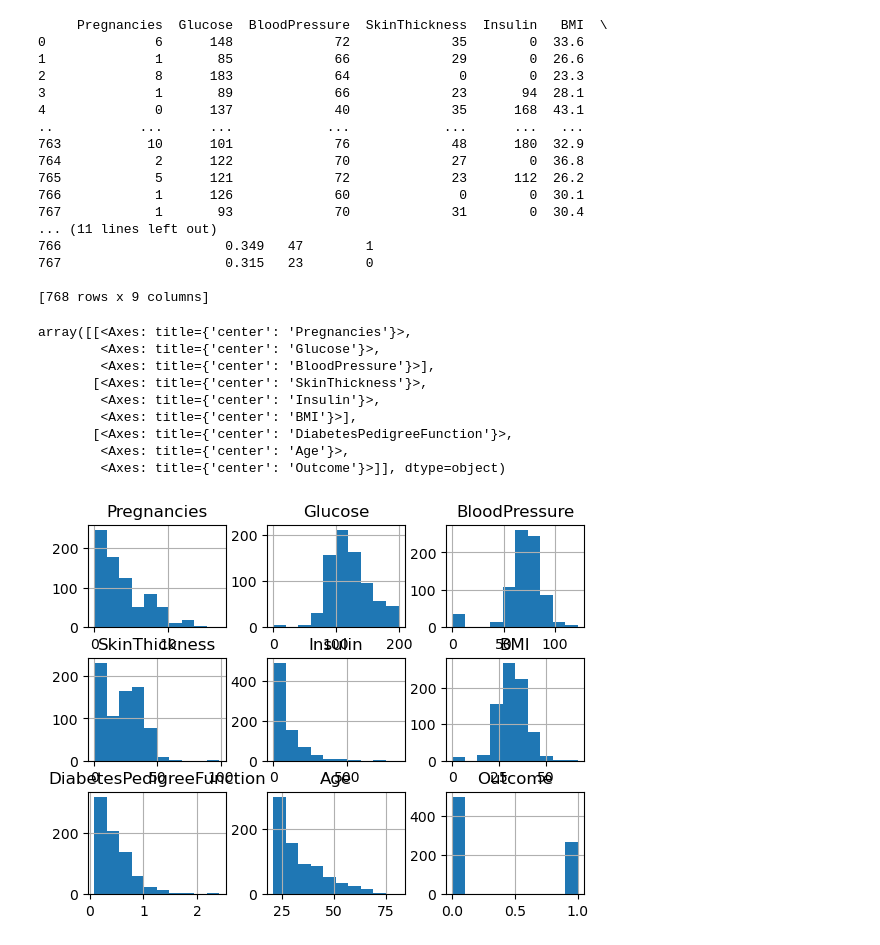
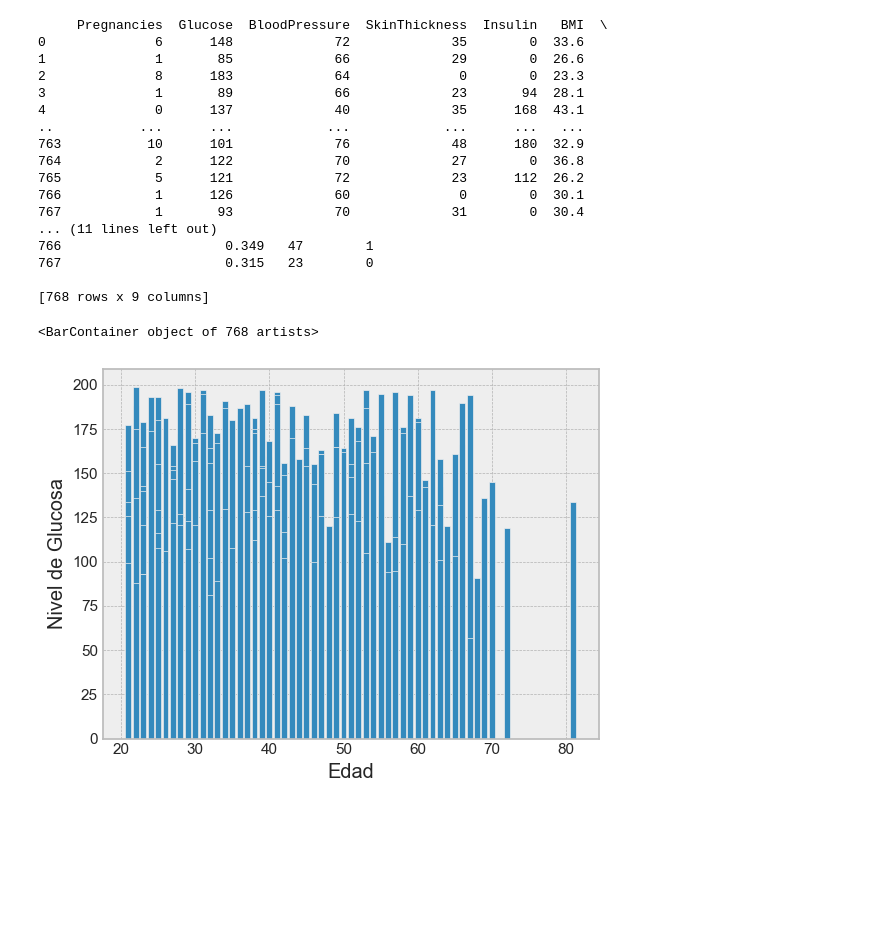
Before and after one commit to Ariana1998/AnalisisExploratorio_ArianaEspinoza, a Jupyter notebook: Diabetes.ipynb, the cells around one changed output. Drawn from its saved outputs; the diff is of its cells as text; code cells hidden in the pictures; blank space fills up the shorter version.

```diff
--- a/Diabetes.ipynb
+++ b/Diabetes.ipynb
@@ -32,16 +33,18 @@ print(df)
 767                     0.315   23        0
 
 [768 rows x 9 columns]
-# %%
-df.hist()
-# %% [output]
-array([[<Axes: title={'center': 'Pregnancies'}>,
-        <Axes: title={'center': 'Glucose'}>,
-        <Axes: title={'center': 'BloodPressure'}>],
-       [<Axes: title={'center': 'SkinThickness'}>,
-        <Axes: title={'center': 'Insulin'}>,
-        <Axes: title={'center': 'BMI'}>],
-       [<Axes: title={'center': 'DiabetesPedigreeFunction'}>,
-        <Axes: title={'center': 'Age'}>,
-        <Axes: title={'center': 'Outcome'}>]], dtype=object)
-[figure, removed]
+# %%
+# En esta grafica podemos ver el nivel de glucosa de las mujeres examinadas con respecto a su edad, viendo asi que las mujeres de 22 tienen
+# el nivel mas alto
+
+plt.style.use('bmh')
+x = df['Age']
+y = df['Glucose']
+
+#Bar chart
+plt.xlabel('Edad')
+plt.ylabel('Nivel de Glucosa')
+plt.bar(x,y)
+# %% [output]
+<BarContainer object of 768 artists>
+[figure, added]
```
Also changed, not shown: parts of 11 cells of this notebook.
